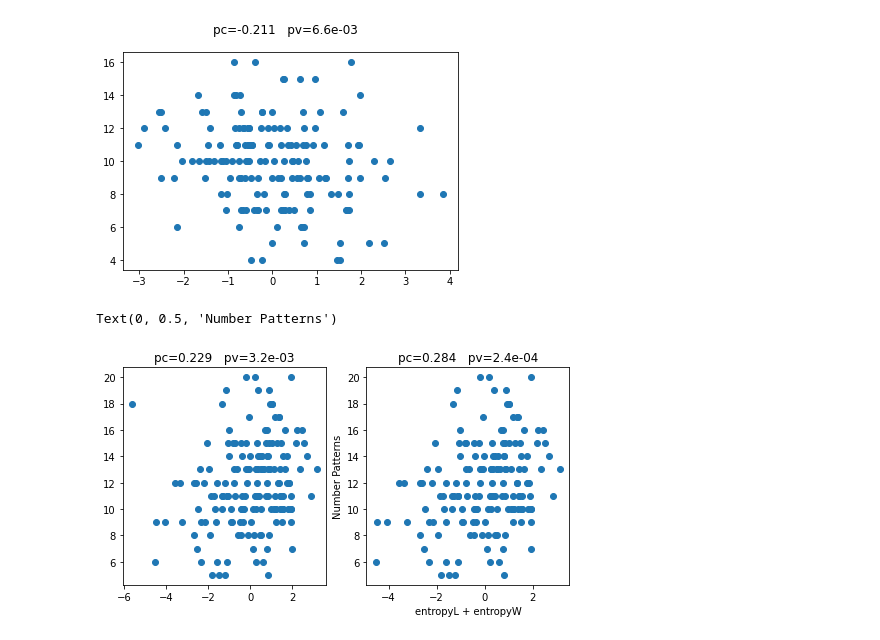
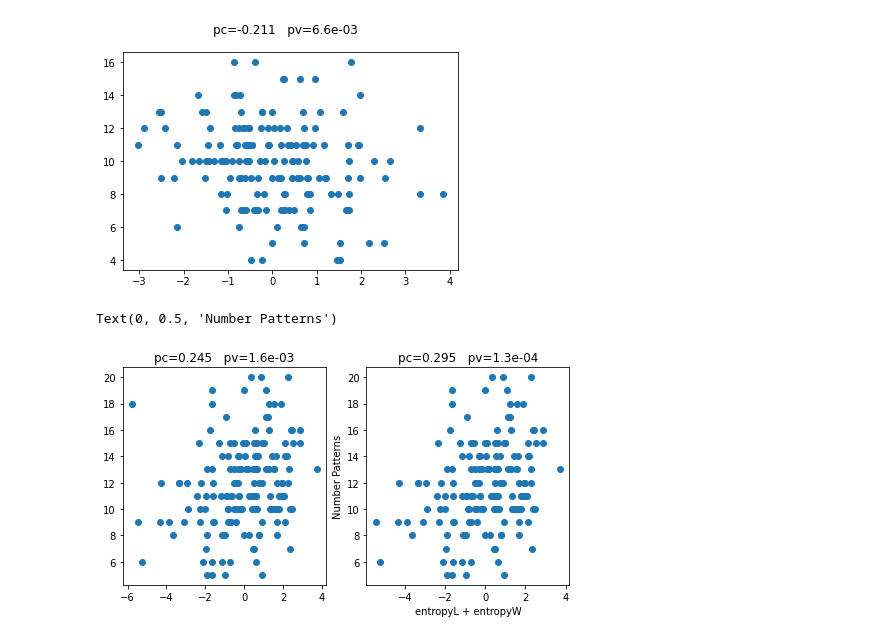
Before and after one commit to AraiKensuke/AIiRPS, a Jupyter notebook: PredictAQshort.ipynb, the cells around one changed output. Drawn from its saved outputs; the diff is of its cells as text; code cells hidden in the pictures.

```diff
--- a/PredictAQshort.ipynb
+++ b/PredictAQshort.ipynb
@@ -653,19 +662,22 @@ _plt.ylabel("SS:SWitch")
 Text(0.5, 0.98, 'pc=-0.211   pv=6.6e-03')
 [figure]
 # %%
-eLpWs = entropyLs + entropyWs
+z_isis_lv = isis_lv - _N.mean(isis_lv)
+mm_isis_lv = z_isis_lv/_N.std(z_isis_lv)
+
+eLpWs = entropyLs + entropyWs - 0.5*mm_isis_lv
 fig = _plt.figure(figsize=(8, 4))
 fig.add_subplot(1, 2, 1)
 _plt.scatter(eLpWs[ths], fact_pat[ths])
 pc, pv = _ss.pearsonr(eLpWs[ths], fact_pat[ths])
 _plt.title("pc=%(pc).3f   pv=%(pv).1e" % {"pc" : pc, "pv" : pv})
 fig.add_subplot(1, 2, 2)
 no_outliers = _N.where(eLpWs[ths] > -5.5)
 _plt.scatter(eLpWs[ths][no_outliers], fact_pat[ths][no_outliers])
 pc, pv = _ss.pearsonr(eLpWs[ths][no_outliers], fact_pat[ths][no_outliers])
 _plt.title("pc=%(pc).3f   pv=%(pv).1e" % {"pc" : pc, "pv" : pv})
 _plt.xlabel("entropyL + entropyW")
 _plt.ylabel("Number Patterns")
 # %% [output]
 Text(0, 0.5, 'Number Patterns')
-[figure, old version]
+[figure, new version]
```
Also changed, not shown: parts of 3 cells of this notebook.
